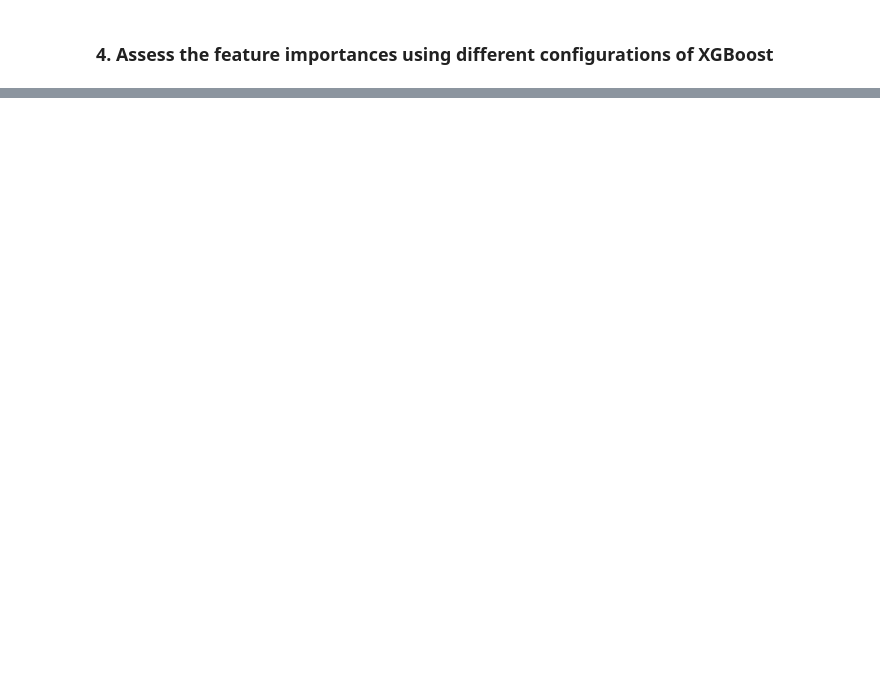
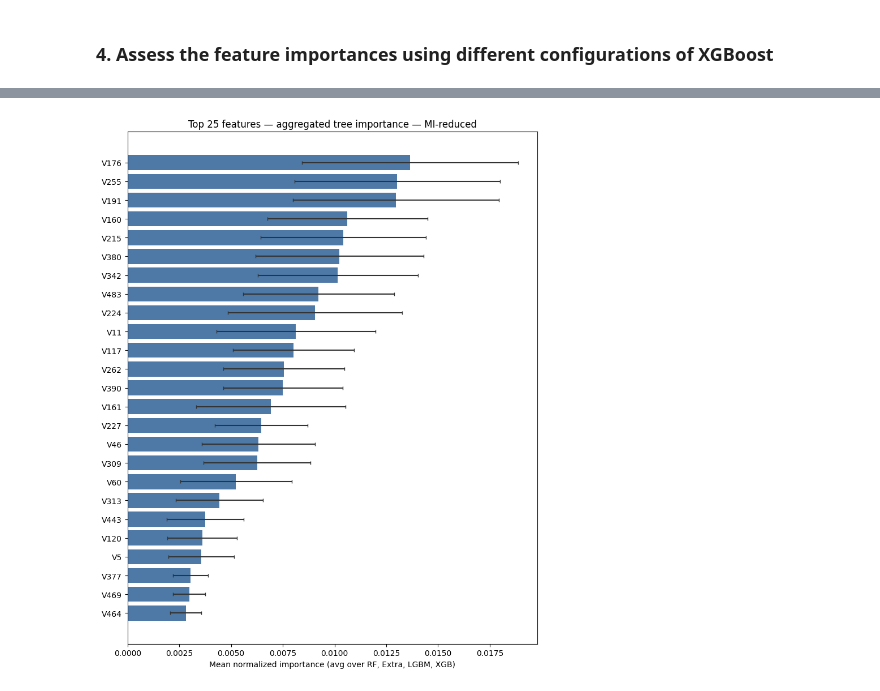
Before and after one commit to Michael-Pytel/cost-sensitive-predictive-modeling, a Jupyter notebook: notebooks/03_trees_feature_importance_analysis.ipynb, the cells around one changed output, grey strips where cells are left out. Drawn from its saved outputs; the diff is of its cells as text; code cells hidden in the pictures; blank space fills up the shorter version.

Commit message:
feature importance based on tree models ( ran for different configurations 200 times) added

```diff
--- a/notebooks/03_trees_feature_importance_analysis.ipynb
+++ b/notebooks/03_trees_feature_importance_analysis.ipynb
@@ -289,0 +403,19 @@ Top 20 features by mean importance:
+# %%
+top_n = 25
+
+plot_df = aggregate_summary.head(top_n).iloc[::-1]
+fig, ax = plt.subplots(figsize=(8, 10))
+ax.barh(
+    plot_df['feature_name'],
+    plot_df['importance_mean'],
+    xerr=plot_df['importance_std_mean'],
+    color='#4e79a7',
+    ecolor='#333333',
+    capsize=2,
+)
+ax.set_xlabel('Mean normalized importance (avg over RF, Extra, LGBM, XGB)')
+ax.set_title(f'Top {top_n} features — aggregated tree importance — MI-reduced')
+plt.tight_layout()
+plt.show()
+# %% [output]
+[figure, added]
```
Also changed, not shown: parts of 8 cells of this notebook, 15 other files.
